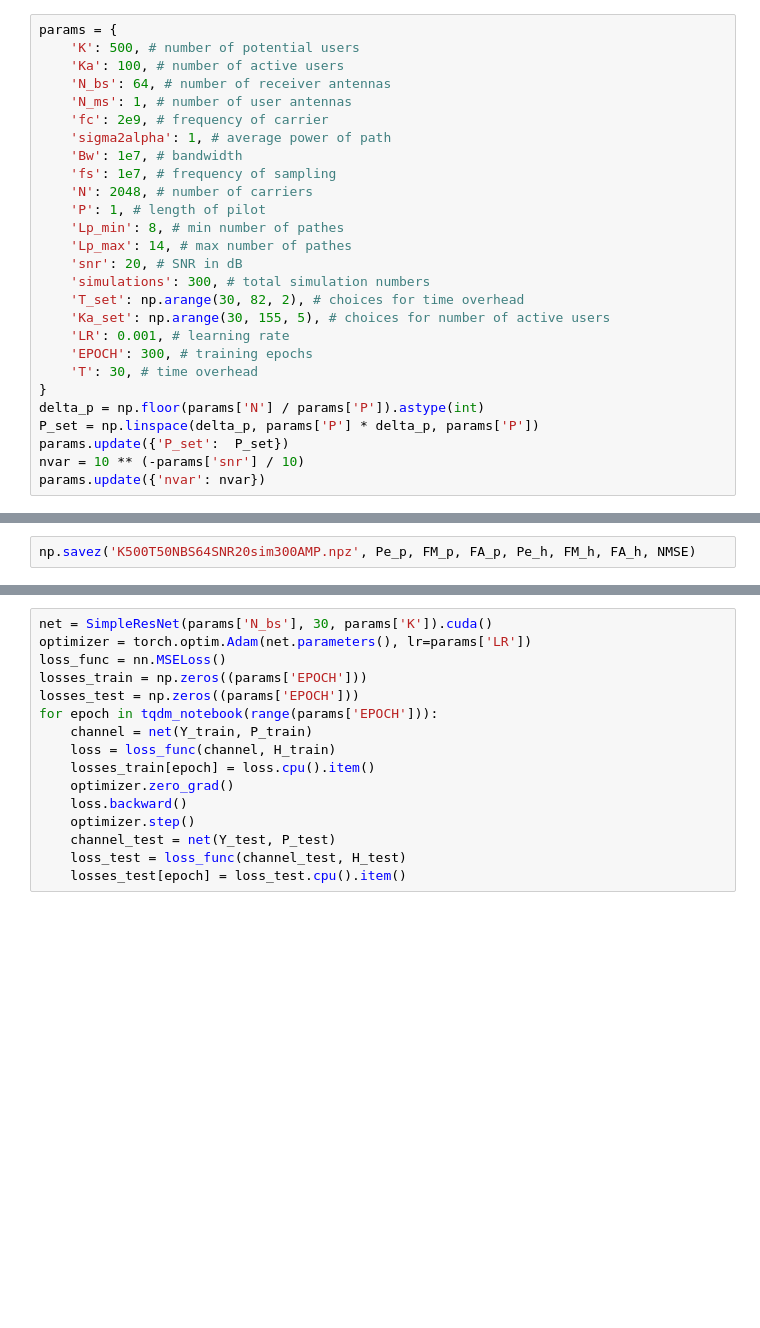
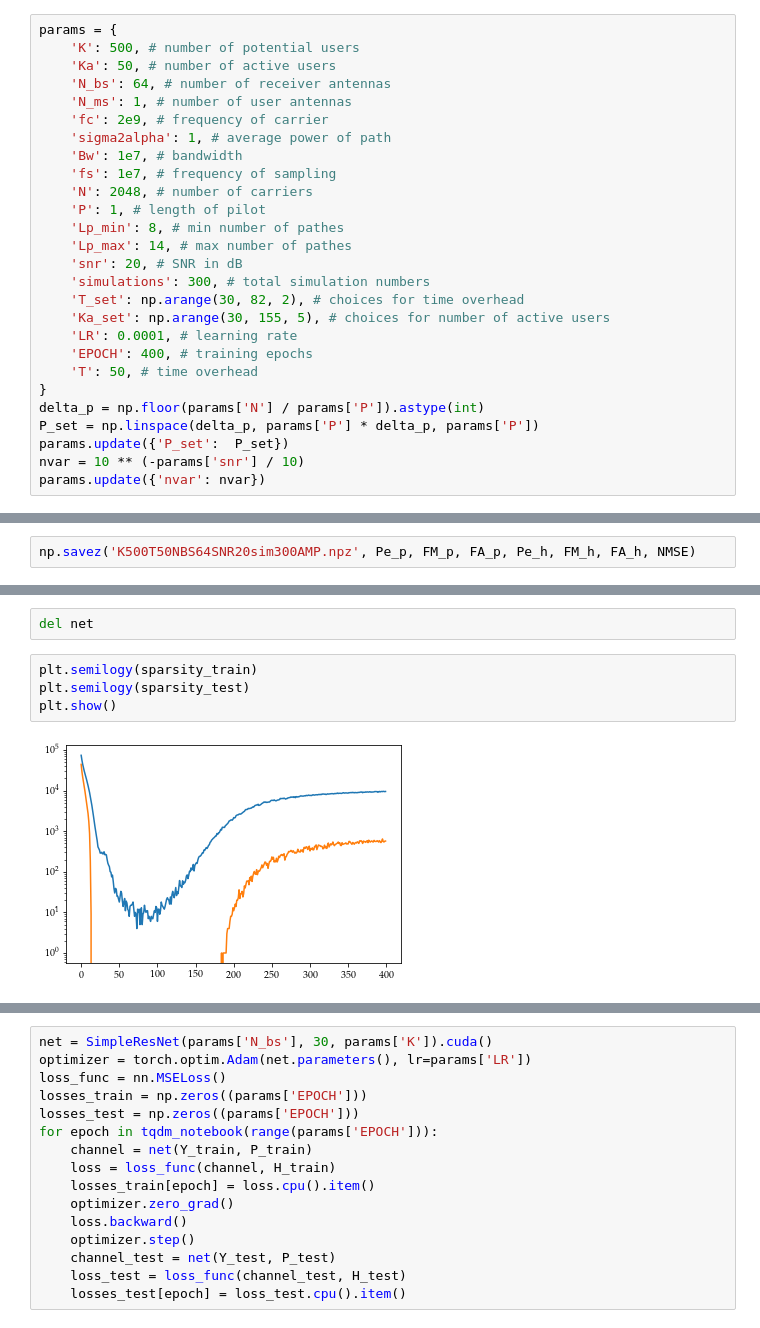
Before and after one commit to SJTUSEIEECBX/SparseRecovery, a Jupyter notebook: SporadicTraffic.ipynb, the cells around one changed output, grey strips where cells are left out. Cells and saved outputs as stored; diff of their text form; blank space fills up the shorter version.

```diff
--- a/SporadicTraffic.ipynb
+++ b/SporadicTraffic.ipynb
@@ -15,7 +15,7 @@ Hyper Parameters
 # %%
 params = {
     'K': 500, # number of potential users
-    'Ka': 100, # number of active users
+    'Ka': 50, # number of active users
     'N_bs': 64, # number of receiver antennas
     'N_ms': 1, # number of user antennas
     'fc': 2e9, # frequency of carrier
@@ -30,9 +30,9 @@ params = {
     'simulations': 300, # total simulation numbers
     'T_set': np.arange(30, 82, 2), # choices for time overhead
     'Ka_set': np.arange(30, 155, 5), # choices for number of active users
-    'LR': 0.001, # learning rate
-    'EPOCH': 300, # training epochs
-    'T': 30, # time overhead
+    'LR': 0.0001, # learning rate
+    'EPOCH': 400, # training epochs
+    'T': 50, # time overhead
 }
 delta_p = np.floor(params['N'] / params['P']).astype(int)
 P_set = np.linspace(delta_p, params['P'] * delta_p, params['P'])
@@ -171,0 +363,8 @@ np.savez('K500T50NBS64SNR20sim300AMP.npz', Pe_p, FM_p, FA_p, Pe_h, FM_h, FA_h, N
+# %%
+del net
+# %%
+plt.semilogy(sparsity_train)
+plt.semilogy(sparsity_test)
+plt.show()
+# %% [output]
+[figure, added]
```
Also changed, not shown: parts of 19 cells of this notebook, 1 other file.
